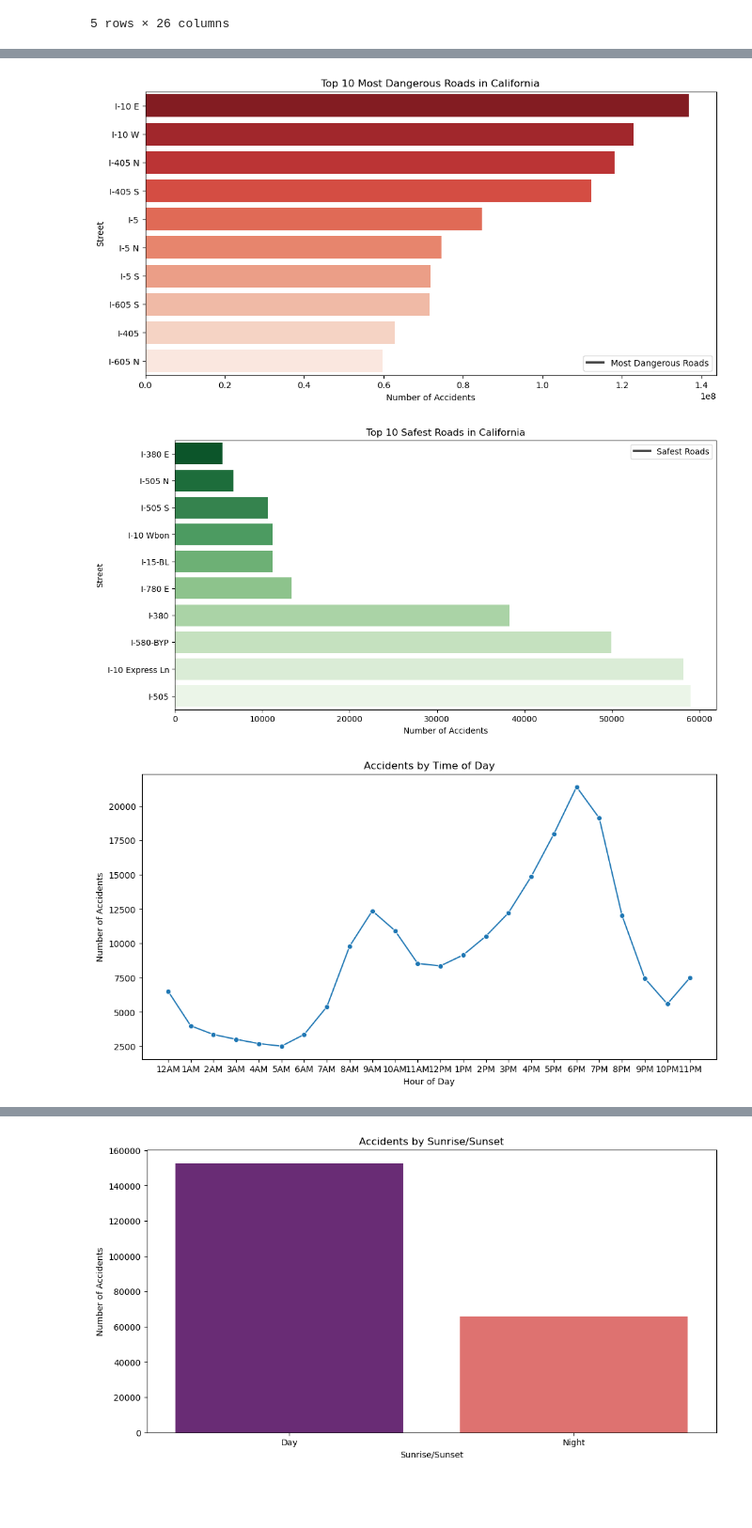
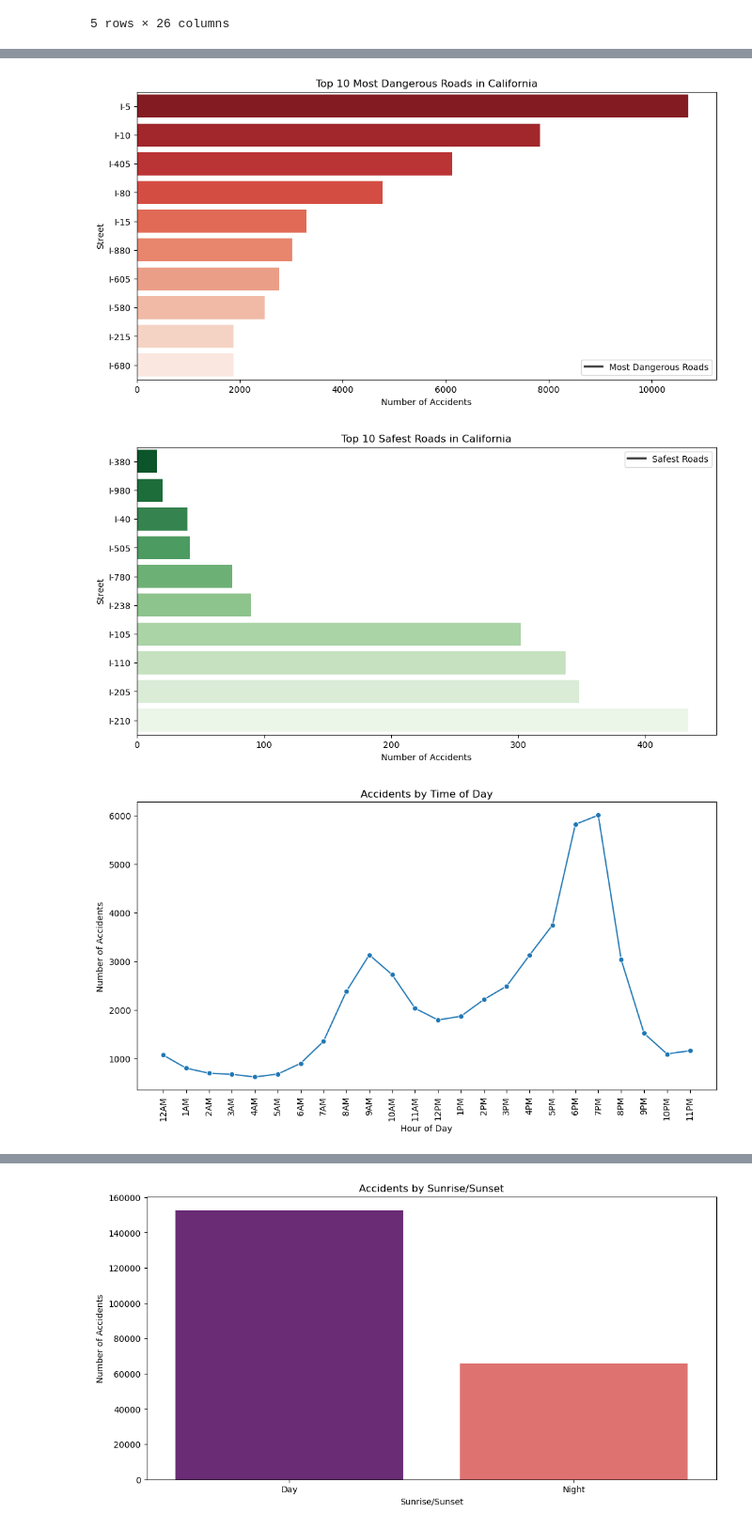
Before and after one commit to MoonWalkerANM/Traffic_Collisions_Project4, a Jupyter notebook: Mary_Final/visualizations.ipynb, the cells around one changed output, grey strips where cells are left out. Shown: that part at 94% size. Saved outputs shown, nothing was run; the diff lists cells and outputs as text; code cells hidden in the pictures; blank space fills up the shorter version.

Commit message:
checkpoint reached with verified code, revised visuals

```diff
--- a/Mary_Final/visualizations.ipynb
+++ b/Mary_Final/visualizations.ipynb
@@ -413,34 +347,42 @@ Enter the name of the county:  San Francisco
 # %%
+# Function to clean street names by removing extra text
+def clean_street_name(street):
+    match = re.match(r'(I-\d{1,3})', street)
+    return match.group(1) if match else street
+
 # Filter for state highways and interstate highways
 highway_filter = result_df['street'].str.contains(r'\b(I-|CA)\d+', regex=True)
 highway_accidents = result_df[highway_filter]
 
-# Group by 'street' and calculate the total number of accidents
-street_accidents = highway_accidents.groupby('street').agg({'accident_count': 'sum', 'end_lat': 'first', 'end_lng': 'first'}).reset_index()
+# Apply the function to clean street names
+highway_accidents['clean_street'] = highway_accidents['street'].apply(clean_street_name)
+
+# Group by 'clean_street' and calculate the total number of accidents
+clean_street_accidents = highway_accidents.groupby('clean_street').size().reset_index(name='accident_count')
 
 # Sort by 'accident_count' to find the most and least dangerous roads
-most_dangerous_roads = street_accidents.sort_values(by='accident_count', ascending=False).head(10)
-safest_roads = street_accidents.sort_values(by='accident_count', ascending=True).head(10)
+most_dangerous_roads = clean_street_accidents.sort_values(by='accident_count', ascending=False).head(10)
+safest_roads = clean_street_accidents.sort_values(by='accident_count', ascending=True).head(10)
 
 # Plot the most dangerous roads
 plt.figure(figsize=(12, 6))
-sns.barplot(x='accident_count', y='street', data=most_dangerous_roads, palette='Reds_r')
+sns.barplot(x='accident_count', y='clean_street', data=most_dangerous_roads, palette='Reds_r')
 plt.title('Top 10 Most Dangerous Roads in California')
 plt.xlabel('Number of Accidents')
 plt.ylabel('Street')
 plt.legend(['Most Dangerous Roads'])
 plt.savefig('top_10_most_dangerous_roads.png')  # Save the plot as an image file
 plt.show()
 
 # Plot the safest roads
 plt.figure(figsize=(12, 6))
-sns.barplot(x='accident_count', y='street', data=safest_roads, palette='Greens_r')
+sns.barplot(x='accident_count', y='clean_street', data=safest_roads, palette='Greens_r')
 plt.title('Top 10 Safest Roads in California')
 plt.xlabel('Number of Accidents')
 plt.ylabel('Street')
 plt.legend(['Safest Roads'])
 plt.savefig('top_10_safest_roads.png')  # Save the plot as an image file
 plt.show()
 # %% [output]
-[figure, old version]
+[figure, new version]
-[figure, old version]
+[figure, new version]
@@ -469,11 +468,24 @@ with open('safest_roads.json', 'w') as f:
 # %%
-# Accidents by Time of Day
+# Function to clean street names by removing extra text
+def clean_street_name(street):
+    match = re.match(r'(I-\d{1,3})', street)
+    return match.group(1) if match else street
+
+# Filter for state highways and interstate highways
+highway_filter = result_df['street'].str.contains(r'\b(I-|CA)\d+', regex=True)
+highway_accidents = result_df[highway_filter]
+
+# Apply the function to clean street names
+highway_accidents['clean_street'] = highway_accidents['street'].apply(clean_street_name)
+
+# Group by 'clean_street' and calculate the total number of accidents
+clean_street_accidents = highway_accidents.groupby('clean_street').size().reset_index(name='accident_count')
 
 # Extract hour from end_time
-result_df['hour'] = result_df['end_time'].dt.hour
+highway_accidents['hour'] = highway_accidents['end_time'].dt.hour
 
 # Group by hour and count accidents
-accidents_by_hour = result_df.groupby('hour').size().reset_index(name='accident_count')
+accidents_by_hour = highway_accidents.groupby('hour').size().reset_index(name='accident_count')
 
 # Convert hour to AM/PM format
 hour_labels = {0: '12AM', 1: '1AM', 2: '2AM', 3: '3AM', 4: '4AM', 5: '5AM', 6: '6AM', 7: '7AM', 8: '8AM', 9: '9AM', 10: '10AM', 11: '11AM', 12: '12PM', 13: '1PM', 14: '2PM', 15: '3PM', 16: '4PM', 17: '5PM', 18: '6PM', 19: '7PM', 20: '8PM', 21: '9PM', 22: '10PM', 23: '11PM'}
@@ -484,10 +496,10 @@ sns.lineplot(x='hour', y='accident_count', data=accidents_by_hour, marker='o', p
 plt.title('Accidents by Time of Day')
 plt.xlabel('Hour of Day')
 plt.ylabel('Number of Accidents')
-plt.xticks(ticks=range(0, 24), labels=[hour_labels[hour] for hour in range(0, 24)])
+plt.xticks(ticks=range(0, 24), labels=[hour_labels[hour] for hour in range(0, 24)], rotation=90)
 plt.savefig('accidents_by_hour_line_chart.png')
 plt.show()
 # %% [output]
-[figure, old version]
+[figure, new version]
 # %%
 # Accidents by Weather Condition
```
Also changed, not shown: parts of 15 cells of this notebook, 9 other files.
